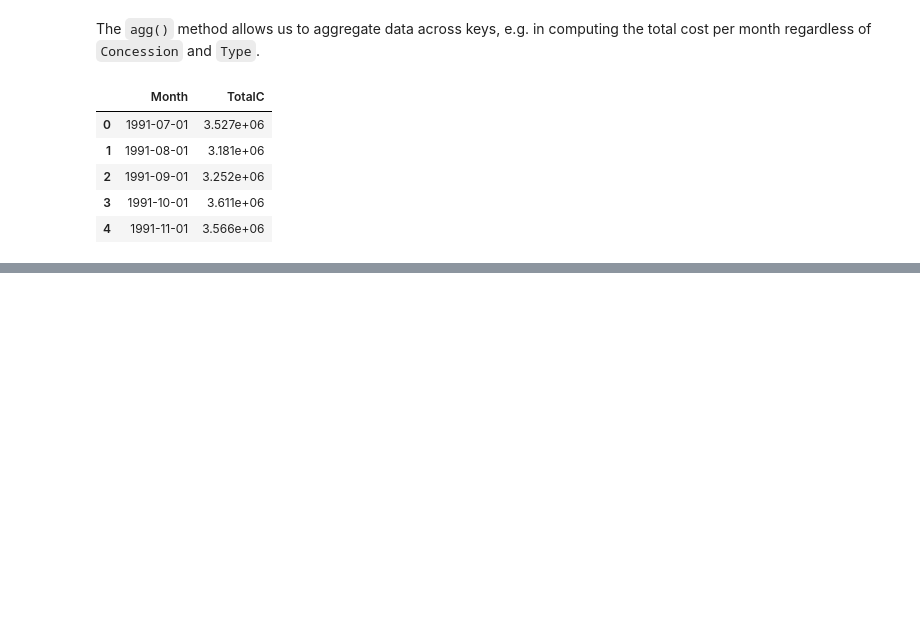
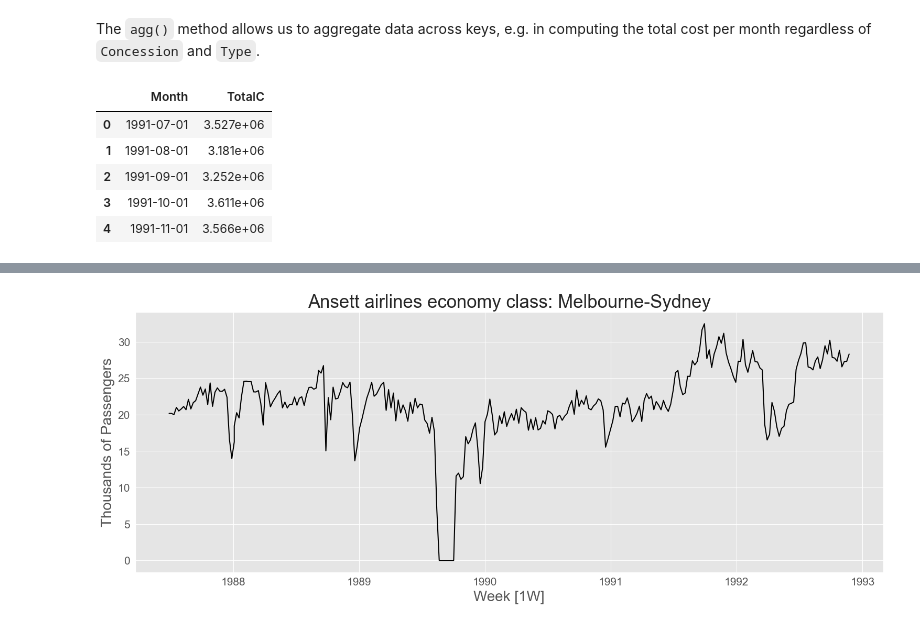
Before and after one commit to darmendariz/fpp, a Jupyter notebook: 02_time_series_graphics.ipynb, the cells around one changed output, grey strips where cells are left out. Drawn from its saved outputs; the diff is of its cells as text; code cells hidden in the pictures; blank space fills up the shorter version.

```diff
--- a/02_time_series_graphics.ipynb
+++ b/02_time_series_graphics.ipynb
@@ -151,0 +209,3 @@ total_cost_df.head()
+# %%
+ansett = pd.read_csv('./data/ansett.csv')
+ansett.head()
@@ -151,0 +219,17 @@ total_cost_df.head()
+# %%
+ansett['ds'] = pd.to_datetime(ansett['ds'])
+melsyd_economy = ansett.query(
+    'Airports == "MEL-SYD" & Class == "Economy"'
+).copy()
+melsyd_economy['y'] = melsyd_economy['y'] / 1000
+plot_series(                                            # from utilsforecast library
+    df = melsyd_economy,
+    id_col = 'Airports',
+    time_col = 'ds',
+    target_col = 'y',
+    ylabel = 'Thousands of Passengers',
+    xlabel = 'Week [1W]',
+    title = 'Ansett airlines economy class: Melbourne-Sydney'
+)
+# %% [output]
+[figure, added]
```
Also changed, not shown: parts of 22 cells of this notebook.
